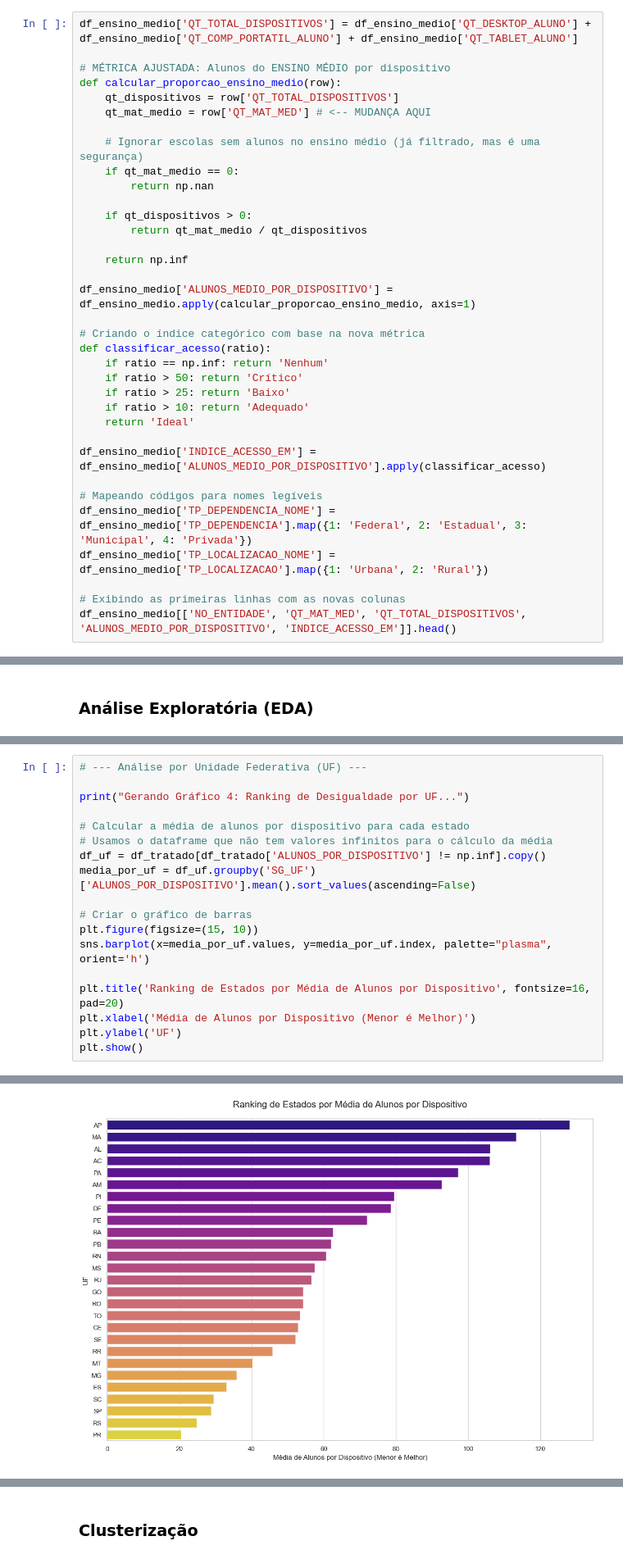
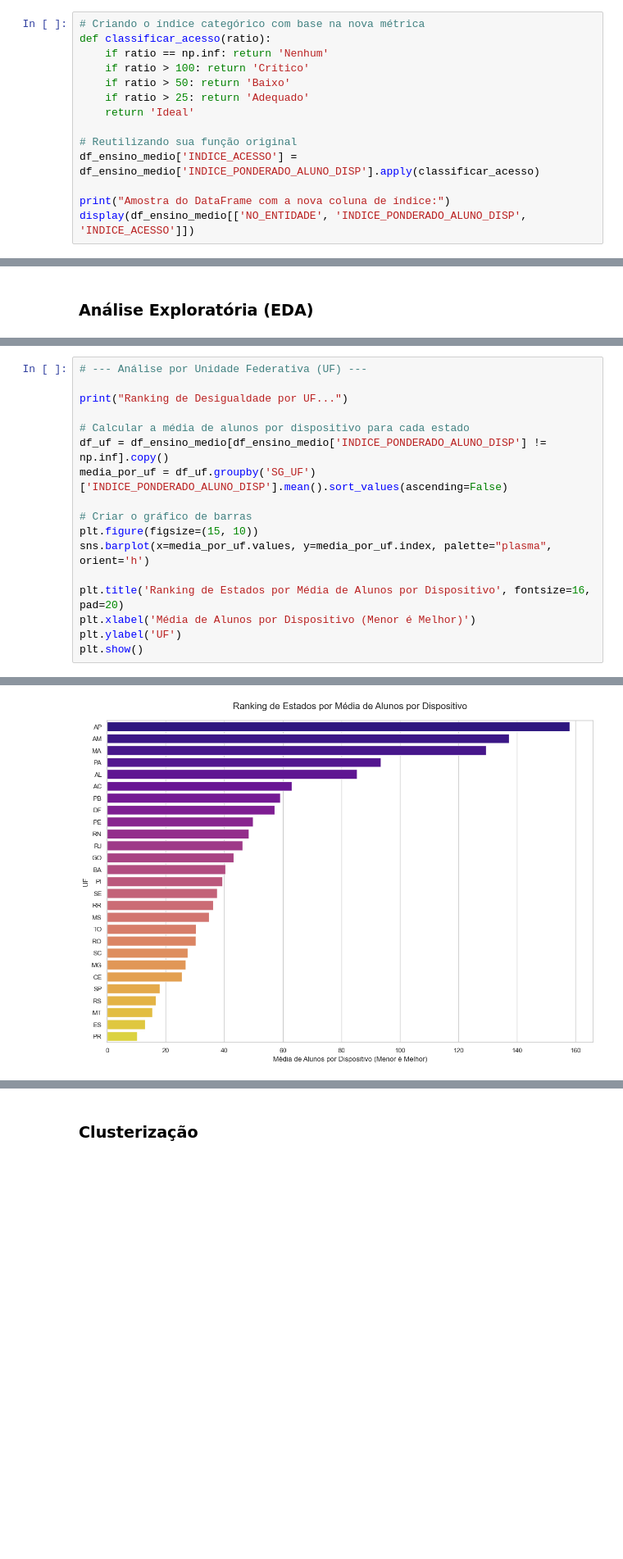
Before and after one commit to laysfreitas/TJGO_CienciaDeDados, a Jupyter notebook: Análise de Dados/Trabalho_Final/trabalho_final.ipynb, the cells around one changed output, grey strips where cells are left out. Shown at 82% size. Drawn from its saved outputs; the diff is of its cells as text; blank space fills up the shorter version.

```diff
--- a/Análise de Dados/Trabalho_Final/trabalho_final.ipynb
+++ b/Análise de Dados/Trabalho_Final/trabalho_final.ipynb
@@ -77,36 +114,15 @@ df_tratado['QT_TABLET_ALUNO'] = df_tratado['QT_TABLET_ALUNO'].replace(88888.0, n
 # %%
-df_ensino_medio['QT_TOTAL_DISPOSITIVOS'] = df_ensino_medio['QT_DESKTOP_ALUNO'] + df_ensino_medio['QT_COMP_PORTATIL_ALUNO'] + df_ensino_medio['QT_TABLET_ALUNO']
-
-# MÉTRICA AJUSTADA: Alunos do ENSINO MÉDIO por dispositivo
-def calcular_proporcao_ensino_medio(row):
-    qt_dispositivos = row['QT_TOTAL_DISPOSITIVOS']
-    qt_mat_medio = row['QT_MAT_MED'] # <-- MUDANÇA AQUI
-
-    # Ignorar escolas sem alunos no ensino médio (já filtrado, mas é uma segurança)
-    if qt_mat_medio == 0:
-        return np.nan
-
-    if qt_dispositivos > 0:
-        return qt_mat_medio / qt_dispositivos
-
-    return np.inf
-
-df_ensino_medio['ALUNOS_MEDIO_POR_DISPOSITIVO'] = df_ensino_medio.apply(calcular_proporcao_ensino_medio, axis=1)
-
 # Criando o índice categórico com base na nova métrica
 def classificar_acesso(ratio):
     if ratio == np.inf: return 'Nenhum'
-    if ratio > 50: return 'Crítico'
-    if ratio > 25: return 'Baixo'
-    if ratio > 10: return 'Adequado'
+    if ratio > 100: return 'Crítico'
+    if ratio > 50: return 'Baixo'
+    if ratio > 25: return 'Adequado'
     return 'Ideal'
 
-df_ensino_medio['INDICE_ACESSO_EM'] = df_ensino_medio['ALUNOS_MEDIO_POR_DISPOSITIVO'].apply(classificar_acesso)
+# Reutilizando sua função original
+df_ensino_medio['INDICE_ACESSO'] = df_ensino_medio['INDICE_PONDERADO_ALUNO_DISP'].apply(classificar_acesso)
 
-# Mapeando códigos para nomes legíveis
-df_ensino_medio['TP_DEPENDENCIA_NOME'] = df_ensino_medio['TP_DEPENDENCIA'].map({1: 'Federal', 2: 'Estadual', 3: 'Municipal', 4: 'Privada'})
-df_ensino_medio['TP_LOCALIZACAO_NOME'] = df_ensino_medio['TP_LOCALIZACAO'].map({1: 'Urbana', 2: 'Rural'})
-
-# Exibindo as primeiras linhas com as novas colunas
-df_ensino_medio[['NO_ENTIDADE', 'QT_MAT_MED', 'QT_TOTAL_DISPOSITIVOS', 'ALUNOS_MEDIO_POR_DISPOSITIVO', 'INDICE_ACESSO_EM']].head()
+print("Amostra do DataFrame com a nova coluna de índice:")
+display(df_ensino_medio[['NO_ENTIDADE', 'INDICE_PONDERADO_ALUNO_DISP', 'INDICE_ACESSO']])
 # %% [output]
@@ -195,12 +196,11 @@ KeyError: 'ALUNOS_POR_DISPOSITIVO'
 # %%
 # --- Análise por Unidade Federativa (UF) ---
 
-print("Gerando Gráfico 4: Ranking de Desigualdade por UF...")
+print("Ranking de Desigualdade por UF...")
 
 # Calcular a média de alunos por dispositivo para cada estado
-# Usamos o dataframe que não tem valores infinitos para o cálculo da média
-df_uf = df_tratado[df_tratado['ALUNOS_POR_DISPOSITIVO'] != np.inf].copy()
-media_por_uf = df_uf.groupby('SG_UF')['ALUNOS_POR_DISPOSITIVO'].mean().sort_values(ascending=False)
+df_uf = df_ensino_medio[df_ensino_medio['INDICE_PONDERADO_ALUNO_DISP'] != np.inf].copy()
+media_por_uf = df_uf.groupby('SG_UF')['INDICE_PONDERADO_ALUNO_DISP'].mean().sort_values(ascending=False)
 
 # Criar o gráfico de barras
 plt.figure(figsize=(15, 10))
@@ -215,3 +218,3 @@ Gerando Gráfico 4: Ranking de Desigualdade por UF...
-[figure, old version]
+[figure, new version]
 # %%
 # --- Análise Cruzada: UF vs. Dependência Administrativa ---
```
Also changed, not shown: parts of 29 cells of this notebook, 7 other files.
